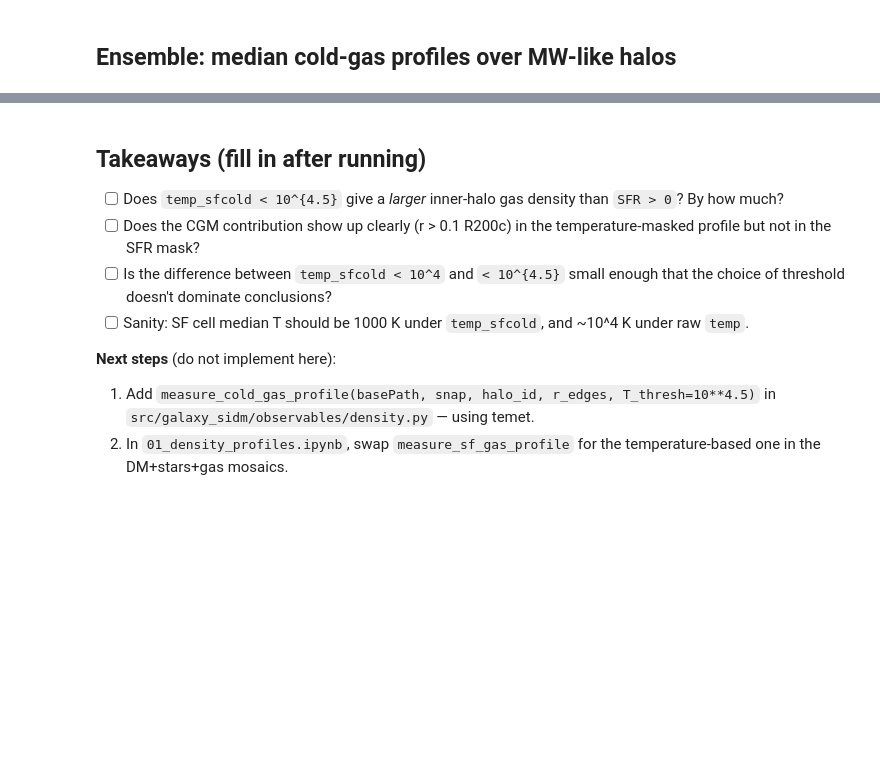
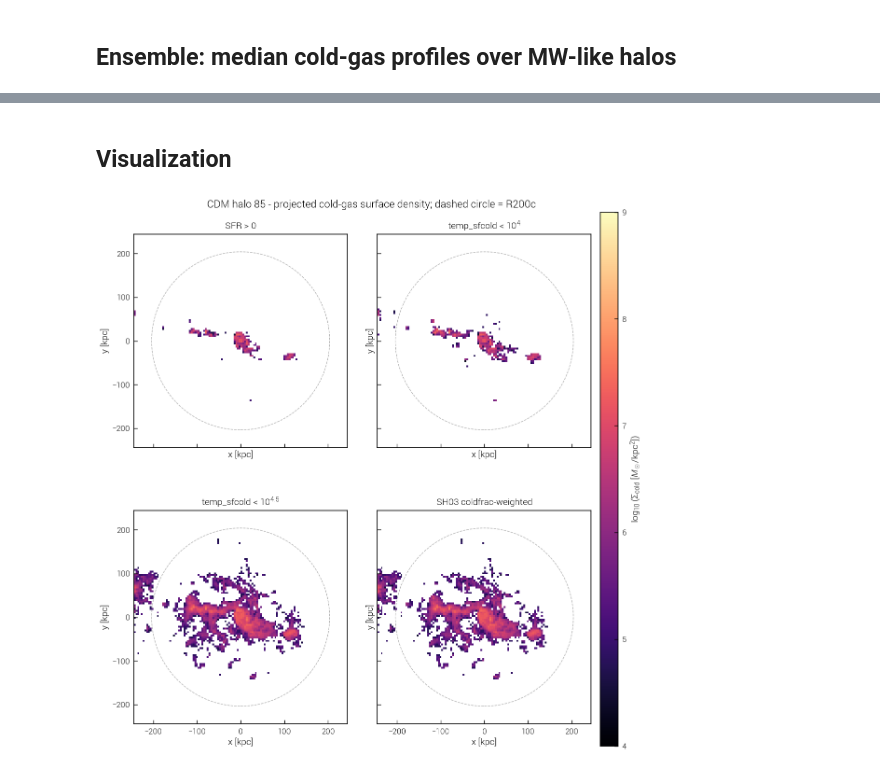
Before and after one commit to SoulOfSword/master_thesis_project, a Jupyter notebook: notebooks/AIDA-TNG/03_gas_temperature.ipynb, the cells around one changed output, grey strips where cells are left out. Saved outputs shown, nothing was run; the diff lists cells and outputs as text; code cells hidden in the pictures; blank space fills up the shorter version.

```diff
--- a/notebooks/AIDA-TNG/03_gas_temperature.ipynb
+++ b/notebooks/AIDA-TNG/03_gas_temperature.ipynb
@@ -330,11 +335,61 @@ plt.show()
-# %% [markdown]
-## Takeaways (fill in after running)
-
-- [ ] Does `temp_sfcold < 10^{4.5}` give a *larger* inner-halo gas density than `SFR > 0`? By how much?
-- [ ] Does the CGM contribution show up clearly (r > 0.1 R200c) in the temperature-masked profile but not in the SFR mask?
-- [ ] Is the difference between `temp_sfcold < 10^4` and `< 10^{4.5}` small enough that the choice of threshold doesn't dominate conclusions?
-- [ ] Sanity: SF cell median T should be 1000 K under `temp_sfcold`, and ~10^4 K under raw `temp`.
-
-**Next steps** (do not implement here):
-1. Add `measure_cold_gas_profile(basePath, snap, halo_id, r_edges, T_thresh=10**4.5)` in `src/galaxy_sidm/observables/density.py` — using temet.
-2. In `01_density_profiles.ipynb`, swap `measure_sf_gas_profile` for the temperature-based one in the DM+stars+gas mosaics.
+# %% [markdown]
+## Visualization
+# %%
+hid_vis = int(cands[0])
+
+gv = {
+    'pos':         sim_cdm.snapshotSubset('gas', 'Coordinates',       haloID=hid_vis),
+    'mass':        sim_cdm.snapshotSubset('gas', 'mass_msun',         haloID=hid_vis),
+    'sfr':         sim_cdm.snapshotSubset('gas', 'StarFormationRate', haloID=hid_vis),
+    'temp_sfcold': sim_cdm.snapshotSubset('gas', 'temp_sfcold',       haloID=hid_vis),
+    'numdens':     sim_cdm.snapshotSubset('gas', 'numdens',           haloID=hid_vis),
+    'xh':          sim_cdm.snapshotSubset('gas', 'GFM_Metals',        haloID=hid_vis)[:, 0],
+}
+
+halo_pos = sim_cdm.halo(hid_vis)['GroupPos']
+a_fac = 1.0 / (1.0 + sim_cdm.redshift)
+box = sim_cdm.boxSize
+dx = gv['pos'] - halo_pos
+dx -= box * np.round(dx / box)
+x = dx[:, 0] * a_fac / h
+y = dx[:, 1] * a_fac / h
+
+nH = gv['numdens'] * gv['xh']
+coldfrac = np.zeros(len(nH))
+sf = gv['sfr'] > 0
+if sf.any():
+    cf, _ = sim_cdm.units.densToSH03TwoPhase(nH[sf], gv['sfr'][sf])
+    coldfrac[sf] = cf
+
+weights = {
+    'SFR > 0':                    (gv['sfr'] > 0).astype(float),
+    r'temp_sfcold < $10^4$':      (gv['temp_sfcold'] < 1e4).astype(float),
+    r'temp_sfcold < $10^{4.5}$':  (gv['temp_sfcold'] < 10**4.5).astype(float),
+    'SH03 coldfrac-weighted':     np.where(sf, coldfrac, (gv['temp_sfcold'] < T_COLD).astype(float)),
+}
+
+half_size = 1.2 * r200[hid_vis]
+nbins = 120
+edges = np.linspace(-half_size, half_size, nbins + 1)
+pixel_area = (edges[1] - edges[0])**2
+
+fig, axes = plt.subplots(2, 2, figsize=(12, 12), sharex=True, sharey=True)
+for ax, (label, w) in zip(axes.flat, weights.items()):
+    H, _, _ = np.histogram2d(x, y, bins=[edges, edges], weights=gv['mass'] * w)
+    sigma = H.T / pixel_area
+    sigma[sigma <= 0] = np.nan
+    im = ax.imshow(np.log10(sigma), origin='lower',
+                   extent=[-half_size, half_size, -half_size, half_size],
+                   cmap='magma', vmin=4, vmax=9)
+    circ = plt.Circle((0, 0), r200[hid_vis], fill=False, color='grey', ls='--', lw=1.0, alpha=0.6)
+    ax.add_patch(circ)
+    ax.set_title(label)
+    ax.set_xlabel('x [kpc]'); ax.set_ylabel('y [kpc]')
+
+cbar = fig.colorbar(im, ax=axes, pad=0.02, aspect=30)
+cbar.set_label(r'$\log_{10}(\Sigma_{\rm cold}$ [$M_\odot$/kpc$^2$])')
+fig.suptitle(f'CDM halo {hid_vis} - projected cold-gas surface density; dashed circle = R200c', y=1.0)
+plt.savefig(FIG_DIR / f'coldgas_projection_halo{hid_vis}.pdf', dpi=150, bbox_inches='tight')
+plt.show()
+# %% [output]
+[figure, added]
```
Also changed, not shown: parts of 12 cells of this notebook, 37 other files.
